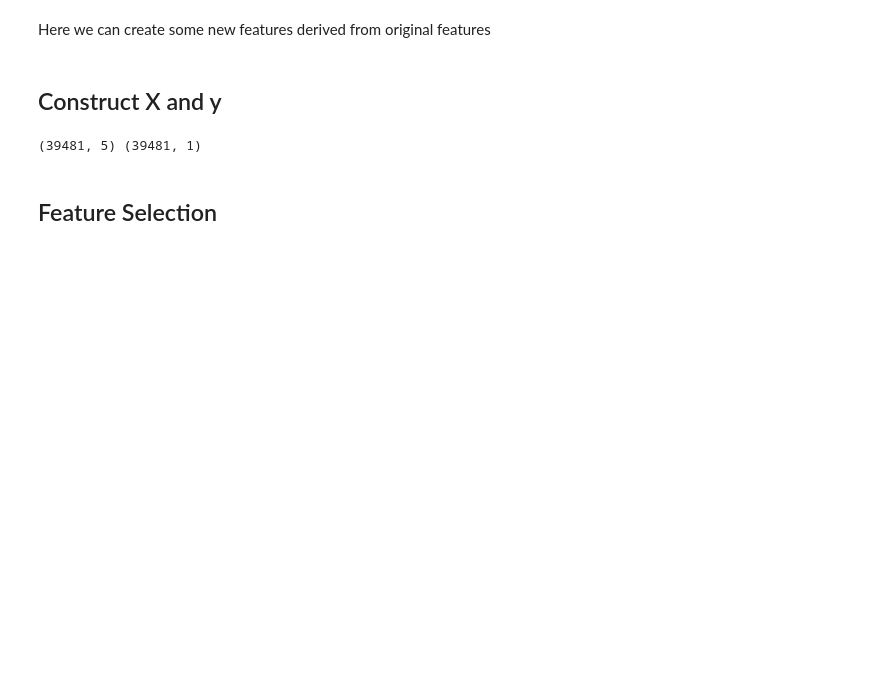
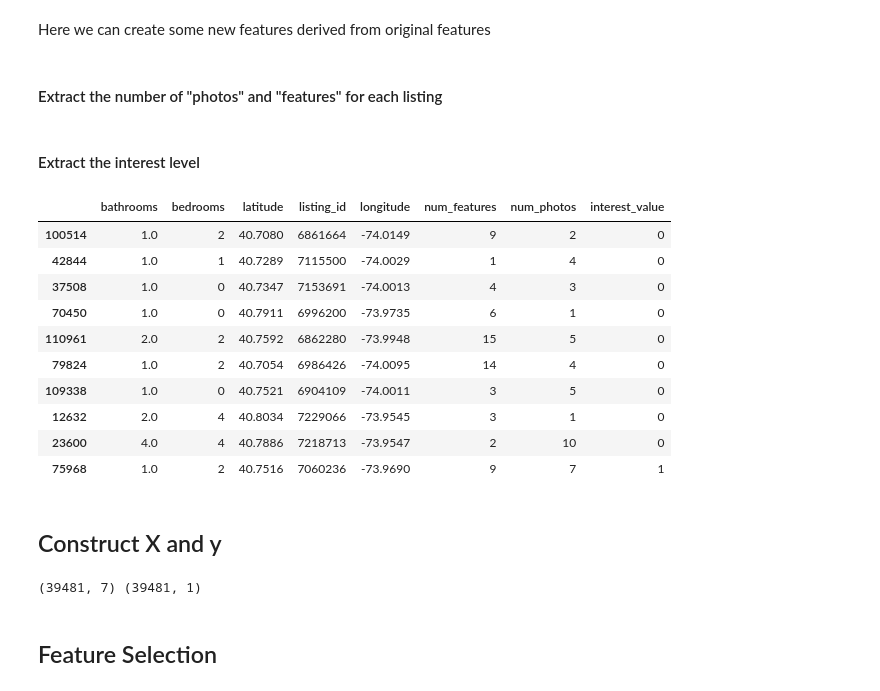
Before and after one commit to Charlespartina/DS1001-Project, a Jupyter notebook: notebook/Final Project.ipynb, the cells around one changed output. Saved outputs shown, nothing was run; the diff lists cells and outputs as text; code cells hidden in the pictures; blank space fills up the shorter version.

Commit message:
Update Feature Extraction

```diff
--- a/notebook/Final Project.ipynb
+++ b/notebook/Final Project.ipynb
@@ -78,6 +78,29 @@ X_train_string.head()
 ## Feature Extraction
 # %% [markdown]
 Here we can create some new features derived from original features
+# %% [markdown]
+#### Extract the number of "photos" and "features" for each listing
+# %%
+X_train_numeric.ix[:,'num_features']=X_train_string.ix[:,'features'].apply(len)
+X_train_numeric.ix[:,'num_photos']=X_train_string.ix[:,'photos'].apply(len)
+# %% [markdown]
+#### Extract the interest level
+# %%
+mm = {'low':0, 'medium':1, 'high':2}
+X_train_numeric.ix[:,'interest_value']=X_train_string.ix[:,'interest_level'].apply(lambda x: mm[x])
+X_train_numeric.iloc[0:10,:]
+# %% [output]
+|  | bathrooms | bedrooms | latitude | listing_id | longitude | num_features | num_photos | interest_value |
+| 100514 | 1.0 | 2 | 40.7080 | 6861664 | -74.0149 | 9 | 2 | 0 |
+| 42844 | 1.0 | 1 | 40.7289 | 7115500 | -74.0029 | 1 | 4 | 0 |
+| 37508 | 1.0 | 0 | 40.7347 | 7153691 | -74.0013 | 4 | 3 | 0 |
+| 70450 | 1.0 | 0 | 40.7911 | 6996200 | -73.9735 | 6 | 1 | 0 |
+| 110961 | 2.0 | 2 | 40.7592 | 6862280 | -73.9948 | 15 | 5 | 0 |
+| 79824 | 1.0 | 2 | 40.7054 | 6986426 | -74.0095 | 14 | 4 | 0 |
+| 109338 | 1.0 | 0 | 40.7521 | 6904109 | -74.0011 | 3 | 5 | 0 |
+| 12632 | 2.0 | 4 | 40.8034 | 7229066 | -73.9545 | 3 | 1 | 0 |
+| 23600 | 4.0 | 4 | 40.7886 | 7218713 | -73.9547 | 2 | 10 | 0 |
+| 75968 | 1.0 | 2 | 40.7516 | 7060236 | -73.9690 | 9 | 7 | 1 |
 # %% [markdown]
 ## Construct X and y
 # %%
@@ -85,7 +108,7 @@ X = X_train_numeric.values # Use numeric data as features
 y = y_train.values # Target Variable: price
 print X.shape, y.shape
 # %% [output]
-(39481, 5) (39481, 1)
+(39481, 7) (39481, 1)
 # %% [markdown]
 ## Feature Selection
 # %% [markdown]
```
Also changed, not shown: parts of 2 cells of this notebook.
